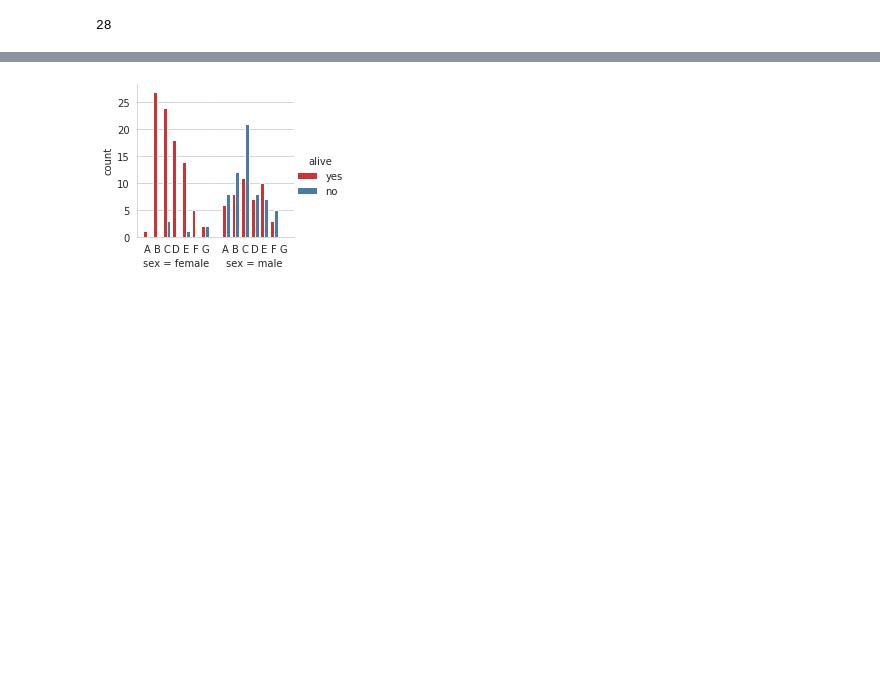
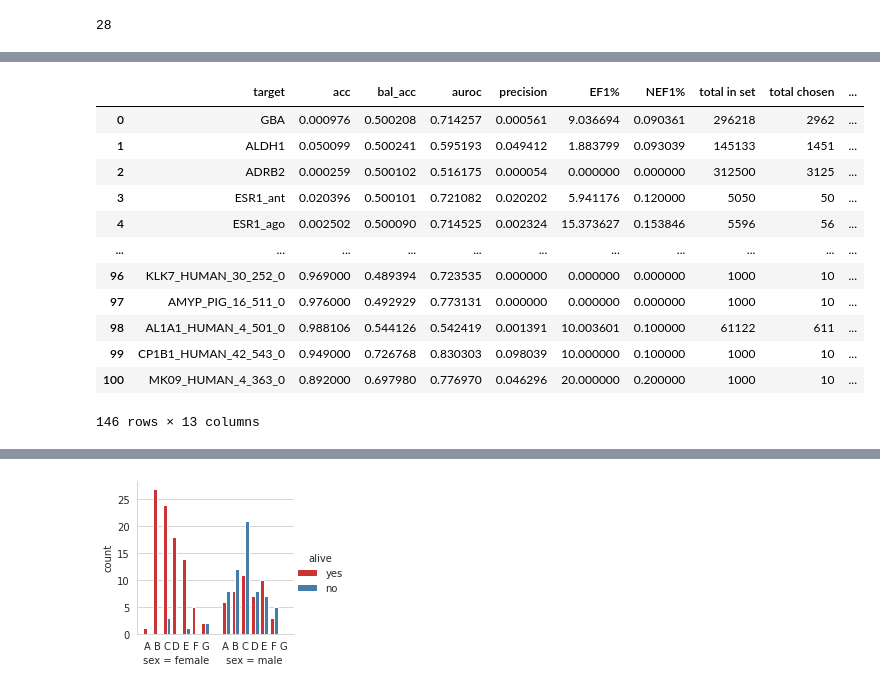
Before and after one commit to molecularmodelinglab/plantain, a Jupyter notebook: notebooks/playground.ipynb, the cells around one changed output, grey strips where cells are left out. Drawn from its saved outputs; the diff is of its cells as text; code cells hidden in the pictures; blank space fills up the shorter version.

```diff
--- a/notebooks/playground.ipynb
+++ b/notebooks/playground.ipynb
@@ -68,3 +87,19 @@ def create_combined_df(csv_dict):
         dfs.append(df)
     return pd.concat(dfs)
 comb_df = create_combined_df(csv_dict)
+# %%
+comb_df
+# %% [output]
+|  | target | acc | bal_acc | auroc | precision | EF1% | NEF1% | total in set | total chosen | ... |
+| 0 | GBA | 0.000976 | 0.500208 | 0.714257 | 0.000561 | 9.036694 | 0.090361 | 296218 | 2962 | ... |
+| 1 | ALDH1 | 0.050099 | 0.500241 | 0.595193 | 0.049412 | 1.883799 | 0.093039 | 145133 | 1451 | ... |
+| 2 | ADRB2 | 0.000259 | 0.500102 | 0.516175 | 0.000054 | 0.000000 | 0.000000 | 312500 | 3125 | ... |
+| 3 | ESR1_ant | 0.020396 | 0.500101 | 0.721082 | 0.020202 | 5.941176 | 0.120000 | 5050 | 50 | ... |
+| 4 | ESR1_ago | 0.002502 | 0.500090 | 0.714525 | 0.002324 | 15.373627 | 0.153846 | 5596 | 56 | ... |
+| ... | ... | ... | ... | ... | ... | ... | ... | ... | ... | ... |
+| 96 | KLK7_HUMAN_30_252_0 | 0.969000 | 0.489394 | 0.723535 | 0.000000 | 0.000000 | 0.000000 | 1000 | 10 | ... |
+| 97 | AMYP_PIG_16_511_0 | 0.976000 | 0.492929 | 0.773131 | 0.000000 | 0.000000 | 0.000000 | 1000 | 10 | ... |
+| 98 | AL1A1_HUMAN_4_501_0 | 0.988106 | 0.544126 | 0.542419 | 0.001391 | 10.003601 | 0.100000 | 61122 | 611 | ... |
+| 99 | CP1B1_HUMAN_42_543_0 | 0.949000 | 0.726768 | 0.830303 | 0.098039 | 10.000000 | 0.100000 | 1000 | 10 | ... |
+| 100 | MK09_HUMAN_4_363_0 | 0.892000 | 0.697980 | 0.776970 | 0.046296 | 20.000000 | 0.200000 | 1000 | 10 | ... |
+146 rows × 13 columns
```
Also changed, not shown: parts of 9 cells of this notebook, 2 other files.
